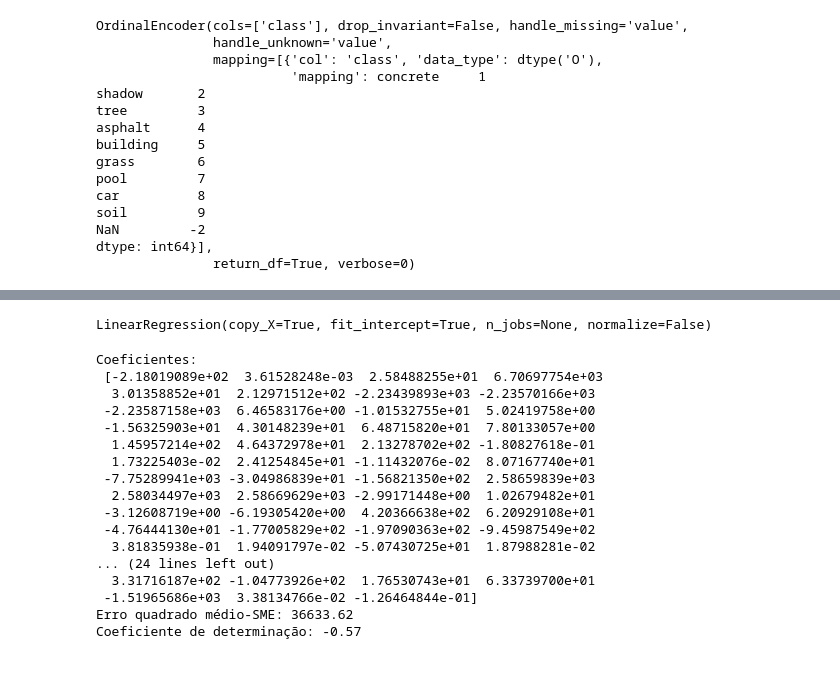
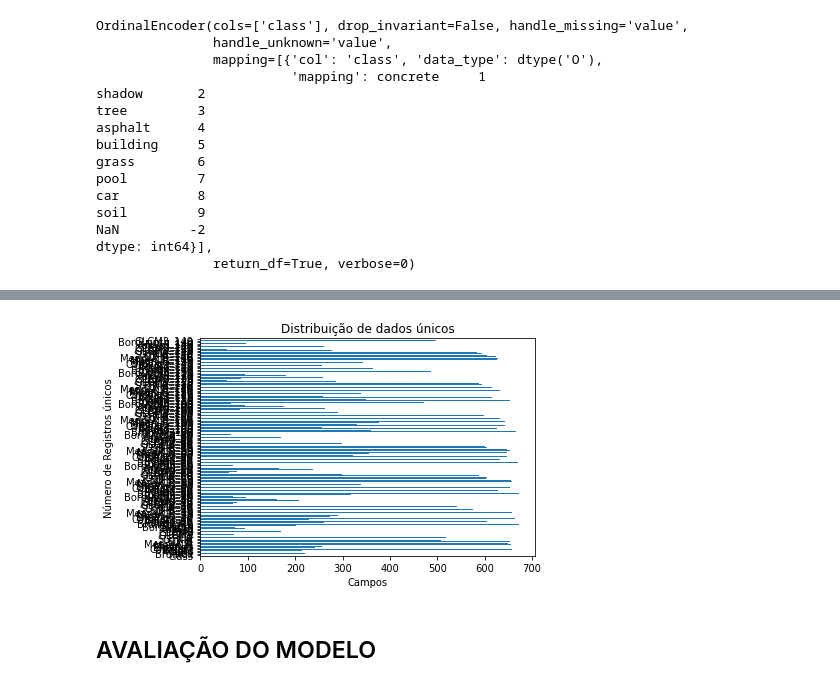
Before and after one commit to marcelogeomac/MachineLearning_ClassificacaoRegressao, a Jupyter notebook: MachineLearning_ClassificacaoRegressao_2.ipynb, the cells around one changed output, grey strips where cells are left out. Saved outputs shown, nothing was run; the diff lists cells and outputs as text; code cells hidden in the pictures.

```diff
--- a/MachineLearning_ClassificacaoRegressao_2.ipynb
+++ b/MachineLearning_ClassificacaoRegressao_2.ipynb
@@ -158,4 +164,4 @@ NaN         -2
 dtype: int64}],
                return_df=True, verbose=0)
 # %%
-enc.transform(df)
+df = enc.transform(df)
@@ -179,0 +168,4 @@ df.to_csv('df_2.csv')
+# %%
+cover_df = df.astype(float) # Cria nova variavel contendo os dados e converte tudo para float
+cover_df.info()
+cover_df.head(5)
@@ -225,4 +191,0 @@ regr = linear_model.LinearRegression() # criado o modelo de regressão linear
-# %%
-regr.fit(x_train, y_train) # treinado o modelo usando set de treino
-# %% [output]
-LinearRegression(copy_X=True, fit_intercept=True, n_jobs=None, normalize=False)
@@ -231,22 +191,0 @@ y_pred = regr.predict(x_test) # testando predição com o set de testes
-# %%
-print('Coeficientes: \n', regr.coef_)
-print('Erro quadrado médio-SME: %.2f' % mean_squared_error(y_test, y_pred))
-print('Coeficiente de determinação: %.2f' % r2_score(y_test, y_pred))
-# %% [output]
-Coeficientes:
- [-2.18019089e+02  3.61528248e-03  2.58488255e+01  6.70697754e+03
-  3.01358852e+01  2.12971512e+02 -2.23439893e+03 -2.23570166e+03
- -2.23587158e+03  6.46583176e+00 -1.01532755e+01  5.02419758e+00
- -1.56325903e+01  4.30148239e+01  6.48715820e+01  7.80133057e+00
-  1.45957214e+02  4.64372978e+01  2.13278702e+02 -1.80827618e-01
-  1.73225403e-02  2.41254845e+01 -1.11432076e-02  8.07167740e+01
- -7.75289941e+03 -3.04986839e+01 -1.56821350e+02  2.58659839e+03
-  2.58034497e+03  2.58669629e+03 -2.99171448e+00  1.02679482e+01
- -3.12608719e+00 -6.19305420e+00  4.20366638e+02  6.20929108e+01
- -4.76444130e+01 -1.77005829e+02 -1.97090363e+02 -9.45987549e+02
-  3.81835938e-01  1.94091797e-02 -5.07430725e+01  1.87988281e-02
-... (24 lines left out)
-  3.31716187e+02 -1.04773926e+02  1.76530743e+01  6.33739700e+01
- -1.51965686e+03  3.38134766e-02 -1.26464844e-01]
-Erro quadrado médio-SME: 36633.62
-Coeficiente de determinação: -0.57
@@ -260,0 +192,14 @@ plt.show
+# %%
+def distri(data): # função para procurar valores nulos no dataset
+  nun_unique_labels = data.apply(pd.Series.nunique)
+
+  nun_unique_labels.plot(kind='barh')
+  plt.xlabel('Campos')
+  plt.ylabel('Número de Registros únicos')
+  plt.title('Distribuição de dados únicos')
+
+  plt.show()
+
+distri(cover_df)
+# %% [output]
+[figure, added]
@@ -260,0 +226,2 @@ plt.show
+# %% [markdown]
+## AVALIAÇÃO DO MODELO
```
Also changed, not shown: parts of 36 cells of this notebook.
